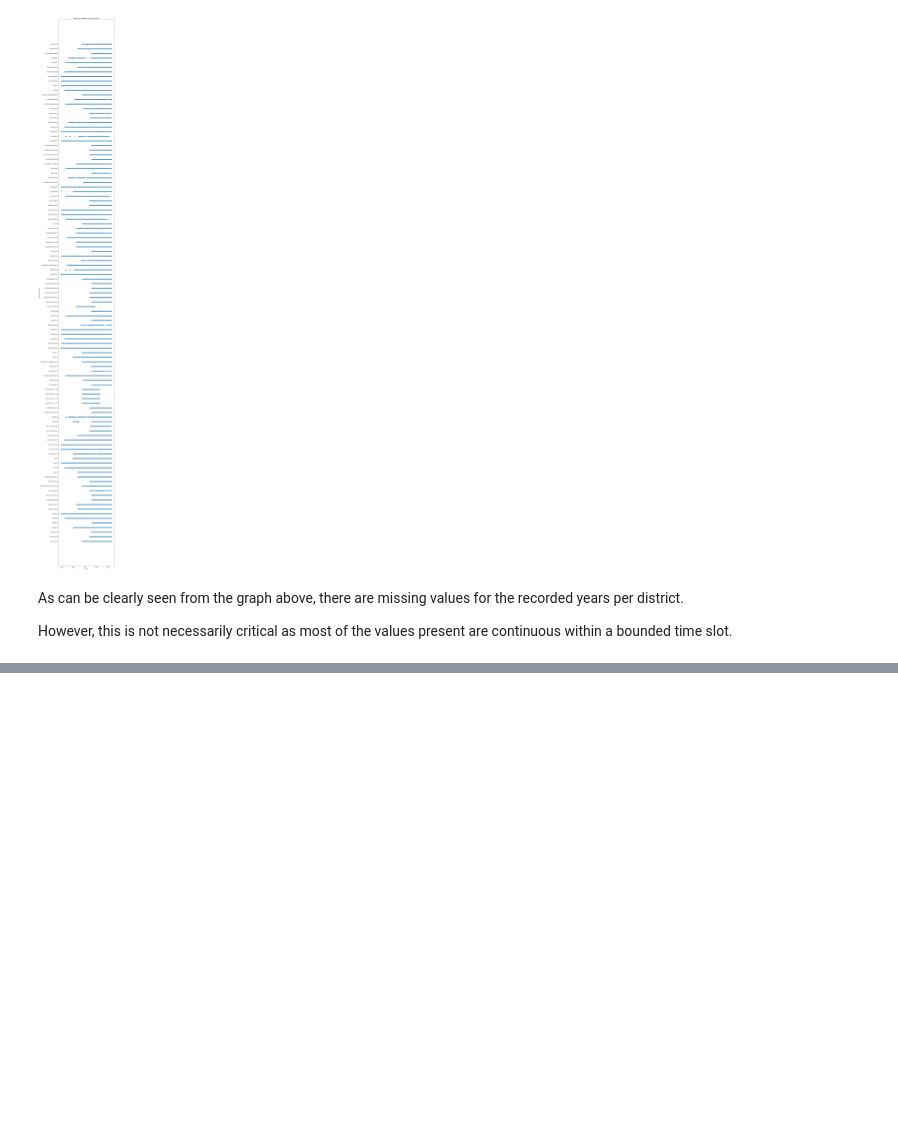
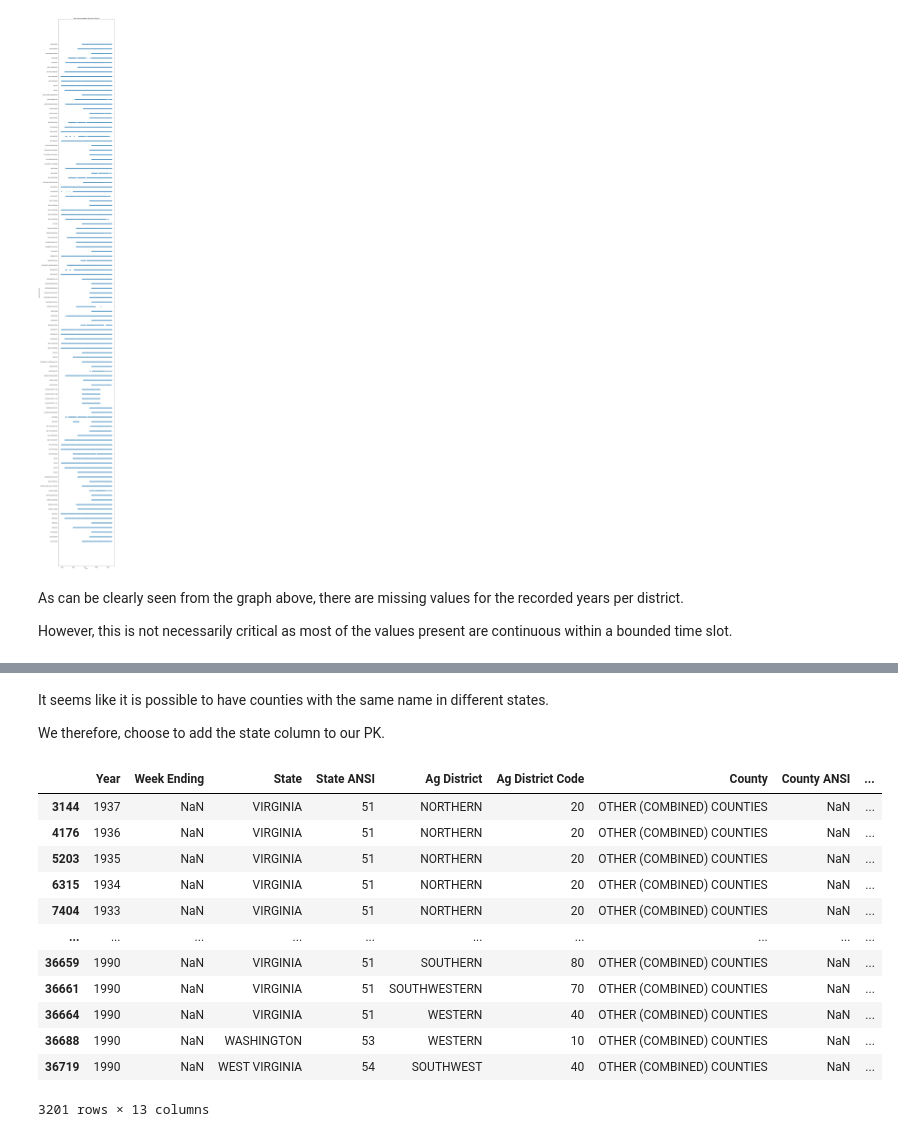
Before and after one commit to atabou/CMPS276_Data_Science_Project, a Jupyter notebook: EDA.ipynb, the cells around one changed output, grey strips where cells are left out. Cells and saved outputs as stored; diff of their text form; code cells hidden in the pictures; blank space fills up the shorter version.

```diff
--- a/EDA.ipynb
+++ b/EDA.ipynb
@@ -431,0 +486,23 @@ However, this is not necessarily critical as most of the values present are cont
+# %% [markdown]
+
+It seems like it is possible to have counties with the same name in different states.
+
+We therefore, choose to add the state column to our PK.
+# %%
+
+duplicates = df[ df.duplicated( ["Year", "State", "County"] ) ]
+duplicates
+# %% [output]
+|  | Year | Week Ending | State | State ANSI | Ag District | Ag District Code | County | County ANSI | ... |
+| 3144 | 1937 | NaN | VIRGINIA | 51 | NORTHERN | 20 | OTHER (COMBINED) COUNTIES | NaN | ... |
+| 4176 | 1936 | NaN | VIRGINIA | 51 | NORTHERN | 20 | OTHER (COMBINED) COUNTIES | NaN | ... |
+| 5203 | 1935 | NaN | VIRGINIA | 51 | NORTHERN | 20 | OTHER (COMBINED) COUNTIES | NaN | ... |
+| 6315 | 1934 | NaN | VIRGINIA | 51 | NORTHERN | 20 | OTHER (COMBINED) COUNTIES | NaN | ... |
+| 7404 | 1933 | NaN | VIRGINIA | 51 | NORTHERN | 20 | OTHER (COMBINED) COUNTIES | NaN | ... |
+| ... | ... | ... | ... | ... | ... | ... | ... | ... | ... |
+| 36659 | 1990 | NaN | VIRGINIA | 51 | SOUTHERN | 80 | OTHER (COMBINED) COUNTIES | NaN | ... |
+| 36661 | 1990 | NaN | VIRGINIA | 51 | SOUTHWESTERN | 70 | OTHER (COMBINED) COUNTIES | NaN | ... |
+| 36664 | 1990 | NaN | VIRGINIA | 51 | WESTERN | 40 | OTHER (COMBINED) COUNTIES | NaN | ... |
+| 36688 | 1990 | NaN | WASHINGTON | 53 | WESTERN | 10 | OTHER (COMBINED) COUNTIES | NaN | ... |
+| 36719 | 1990 | NaN | WEST VIRGINIA | 54 | SOUTHWEST | 40 | OTHER (COMBINED) COUNTIES | NaN | ... |
+3201 rows × 13 columns
```
Also changed, not shown: parts of 13 cells of this notebook, 5 other files.
